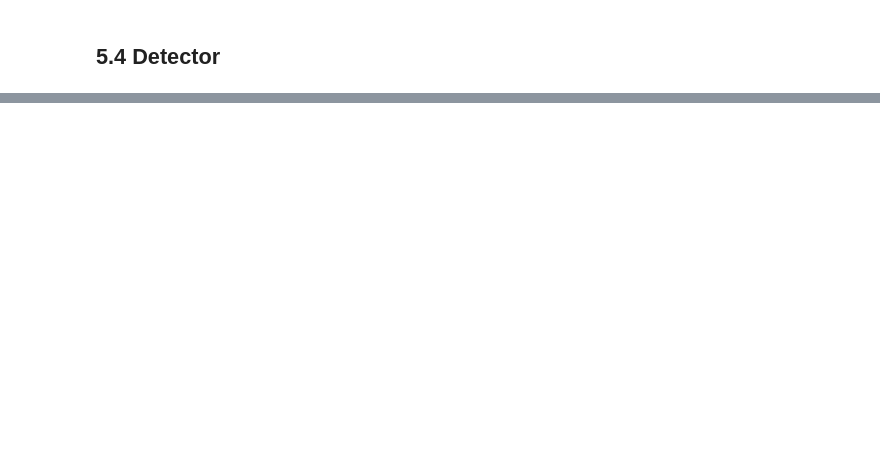
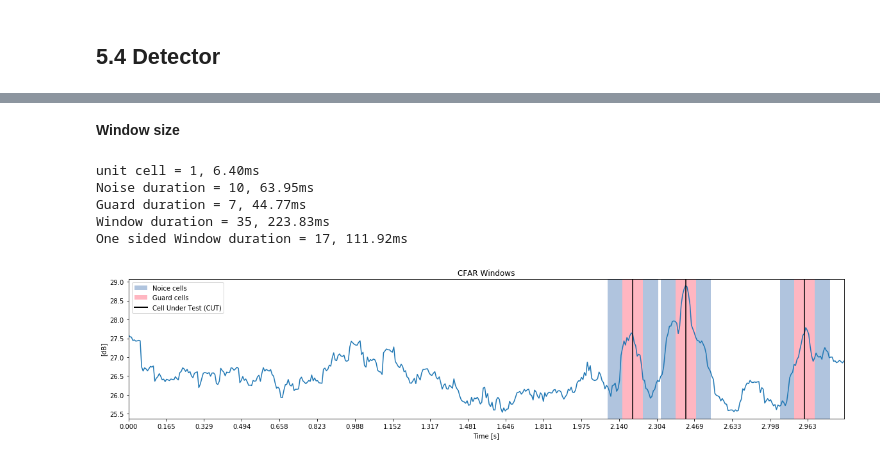
Before and after one commit to Kojey/MSc-whistler-waves-detector, a Jupyter notebook: ipy/report/chapter5_3.ipynb, the cells around one changed output, grey strips where cells are left out. Drawn from its saved outputs; the diff is of its cells as text; code cells hidden in the pictures; blank space fills up the shorter version.

```diff
--- a/ipy/report/chapter5_3.ipynb
+++ b/ipy/report/chapter5_3.ipynb
@@ -87,0 +113,52 @@ plt.show()
+# %% [markdown]
+**Window size**
+# %%
+transforms, transforms_params = ['slice','zscore'],[[1.5,9.5],[None]]
+N,G,pfa = 10,7,1e-2
+detector, detector_params = 'ca_cfar', [N,G,pfa]
+
+print('unit cell = %d, %.2fms'% (1,sample.get_time_res()*1e3))
+print('Noise duration = %d, %.2fms'%(N,N*sample.get_time_res()*1e3))
+print('Guard duration = %d, %.2fms'%(G,G*sample.get_time_res()*1e3))
+print('Window duration = %d, %.2fms'%((1+2*N+2*G),(1+2*N+2*G)*sample.get_time_res()*1e3))
+print('One sided Window duration = %d, %.2fms'%((N+G),(1+2*N+2*G)*sample.get_time_res()*1e3/2))
+
+sample = SampleDetector(dataset_loc, site, file)
+sample.spectrogram_with_axis(log10=True)
+sample.apply_transform(transforms, transforms_params)
+
+corr = signal.correlate(10**sample.get_spectrogram(), 10**kernel, mode='valid')[0]
+detect = sample.apply_cfar_detector(corr,detector, detector_params)[0]
+x_axis = list(range(len(corr))*sample.get_time_res())
+
+plt.figure(figsize=(figsize[0],4))
+plt.plot(x_axis, np.log10(corr**2))
+# plt.plot(x_axis, np.log10(detect))
+
+y1,y2 = plt.gca().get_ylim()
+indices = [2.2,2.43, 2.95]
+# indices = [0.13,0.55,2.2,2.64,2.8]
+for ix in indices:
+    lines = np.array([-G-N,-G,0,G,G+N])*sample.get_time_res()+ix
+    plt.fill_between(lines[:2], y1=y1,y2=y2, color='lightsteelblue')
+    plt.fill_between(lines[1:3], y1=y1,y2=y2,color='lightpink')
+    plt.axvline(lines[2], color='black')
+    plt.fill_between(lines[2:4], y1=y1,y2=y2,color='lightpink')
+    plt.fill_between(lines[3:], y1=y1,y2=y2, color='lightsteelblue')
+plt.xticks(np.linspace(0,len(corr),20)*sample.get_time_res())
+plt.autoscale(tight=True)
+legend = [Patch(facecolor='lightsteelblue',label='Noice cells'),
+          Patch(facecolor='lightpink',label='Guard cells'),
+                  Line2D([0], [0], color='black', lw=2, label='Cell Under Test (CUT)')]
+plt.legend(handles=legend, loc='upper left')
+plt.xlabel('Time [s]')
+plt.ylabel('[dB]')
+plt.title('CFAR Windows')
+plt.show()
+# %% [output]
+unit cell = 1, 6.40ms
+Noise duration = 10, 63.95ms
+Guard duration = 7, 44.77ms
+Window duration = 35, 223.83ms
+One sided Window duration = 17, 111.92ms
+[figure, added]
```
Also changed, not shown: parts of 11 cells of this notebook, 3 other files.
